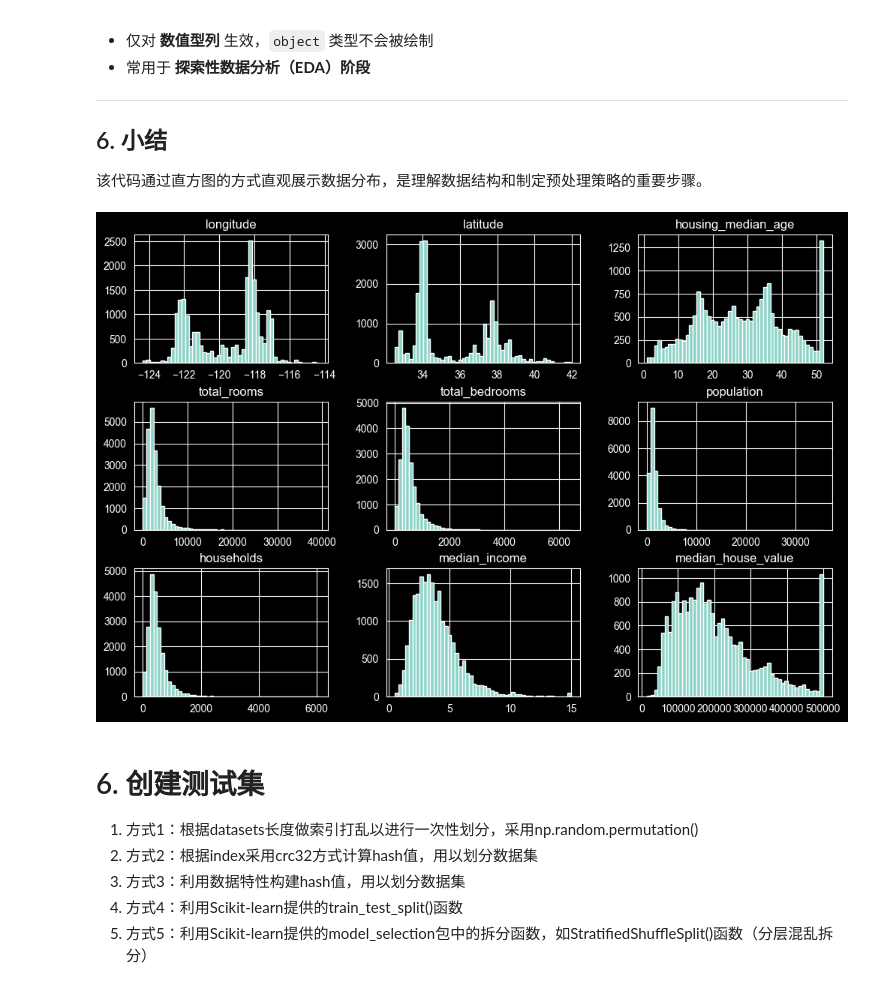
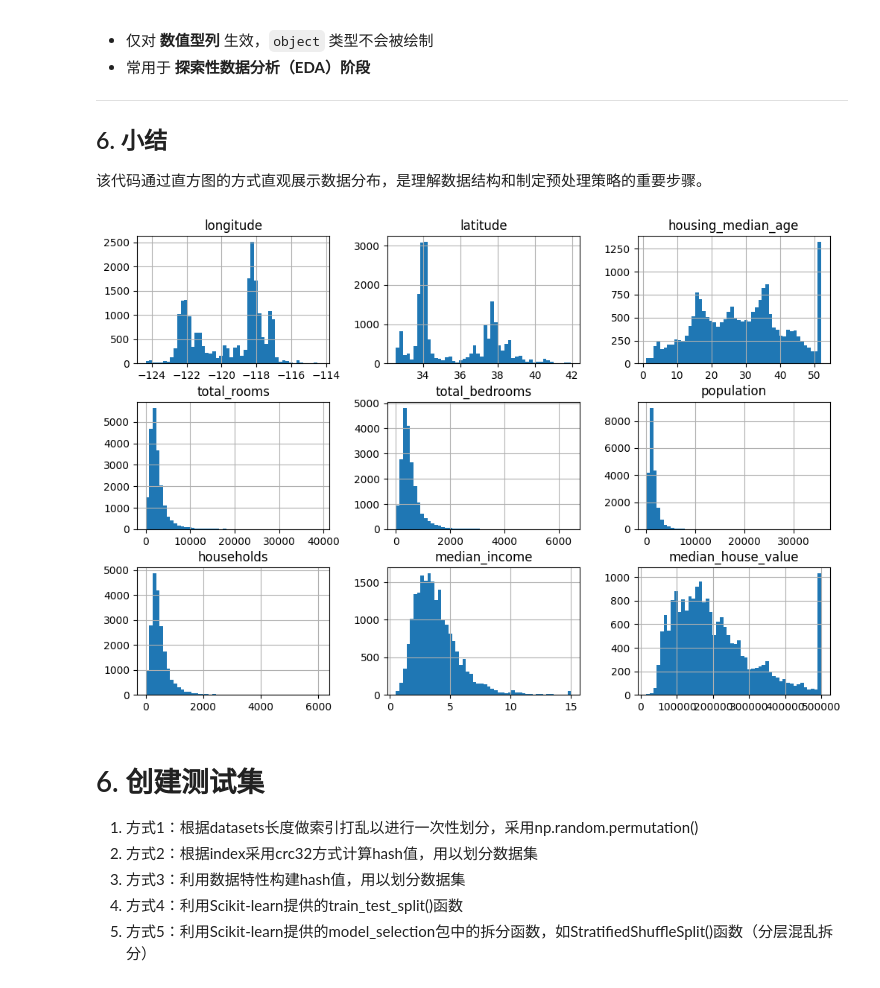
Before and after one commit to machao318927/Hands-On-Machine-Learning, a Jupyter notebook: my-study/02_End-to-end Machine Learning project.ipynb, the cells around one changed output. Saved outputs shown, nothing was run; the diff lists cells and outputs as text; code cells hidden in the pictures.

```diff
--- a/my-study/02_End-to-end Machine Learning project.ipynb
+++ b/my-study/02_End-to-end Machine Learning project.ipynb
@@ -332,10 +329,11 @@ housing.describe()
 # %%
 import matplotlib.pyplot as plt
 
+plt.style.use("default")
 housing.hist(bins=50, figsize=(12,8))
 plt.show()
 # %% [output]
-[figure, old version]
+[figure, new version]
 # %% [markdown]
 # 6. 创建测试集
 1. 方式1：根据datasets长度做索引打乱以进行一次性划分，采用np.random.permutation()
```
Also changed, not shown: parts of 64 cells of this notebook, 2 other files.
